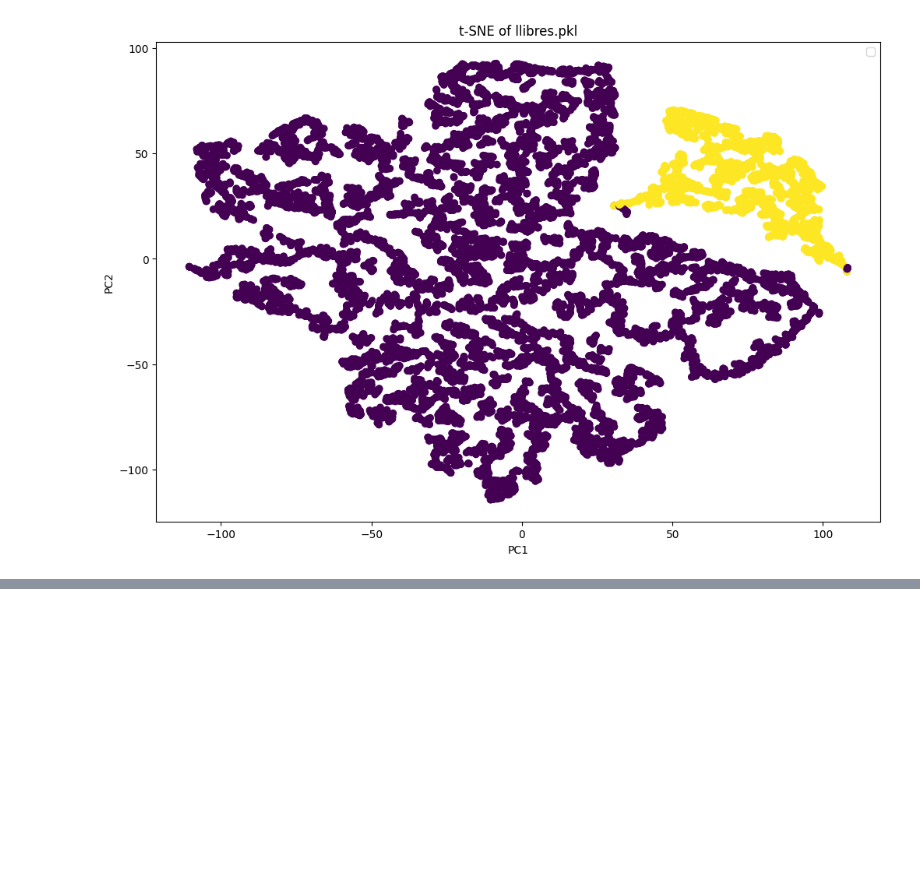
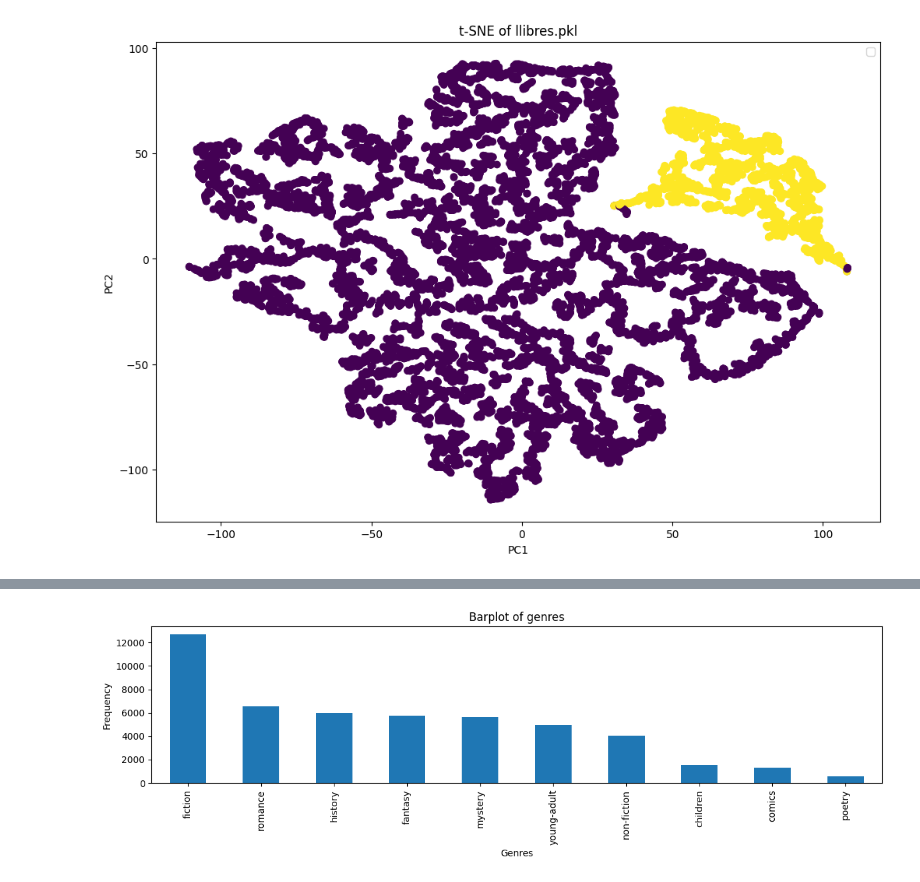
Before and after one commit to oliviapuig/SBC_practica, a Jupyter notebook: plots/plots.ipynb, the cells around one changed output, grey strips where cells are left out. Drawn from its saved outputs; the diff is of its cells as text; code cells hidden in the pictures; blank space fills up the shorter version.

```diff
--- a/plots/plots.ipynb
+++ b/plots/plots.ipynb
@@ -187 +179,17 @@ fig.write_html('../plots/pca_llibres_cluster_3d.html')
 fig.show()
+# %%
+# Each row has multiple genres in a list, for example ['fantasy', 'fiction', 'young-adult']
+# We need to split each row into multiple rows, one for each genre
+# We will use the explode function
+genres = llibres.explode('genres')
+# Plot genres with a barplot
+plt.figure(figsize=(12,4))
+genres['genres'].value_counts().plot(kind='bar')
+plt.xlabel('Genres')
+plt.ylabel('Frequency')
+plt.title('Barplot of genres')
+# Save fig without cutting the labels
+plt.tight_layout()
+plt.savefig('barplot_genres.png')
+# %% [output]
+[figure, added]
```
Also changed, not shown: parts of 9 cells of this notebook, 4 other files.
